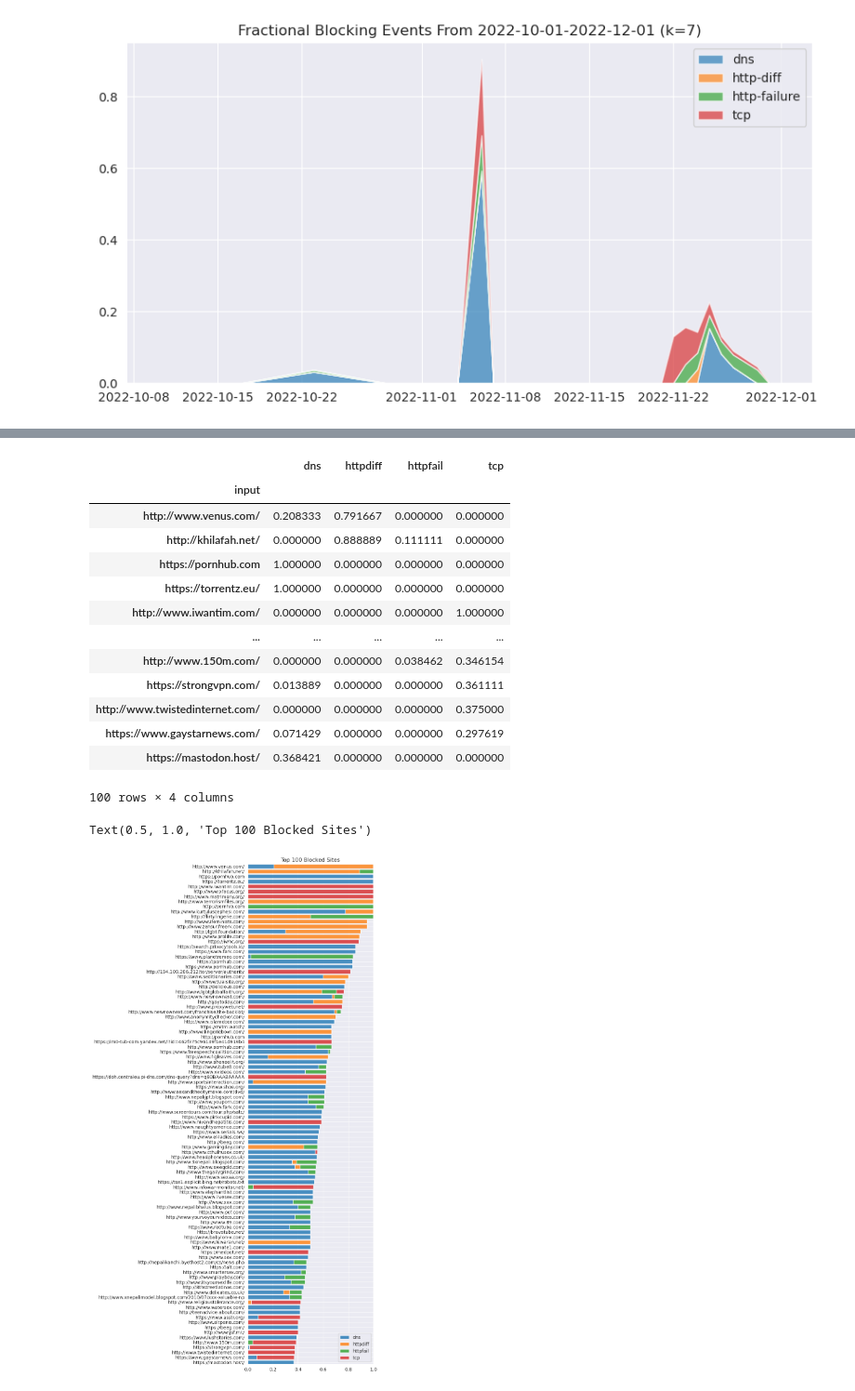
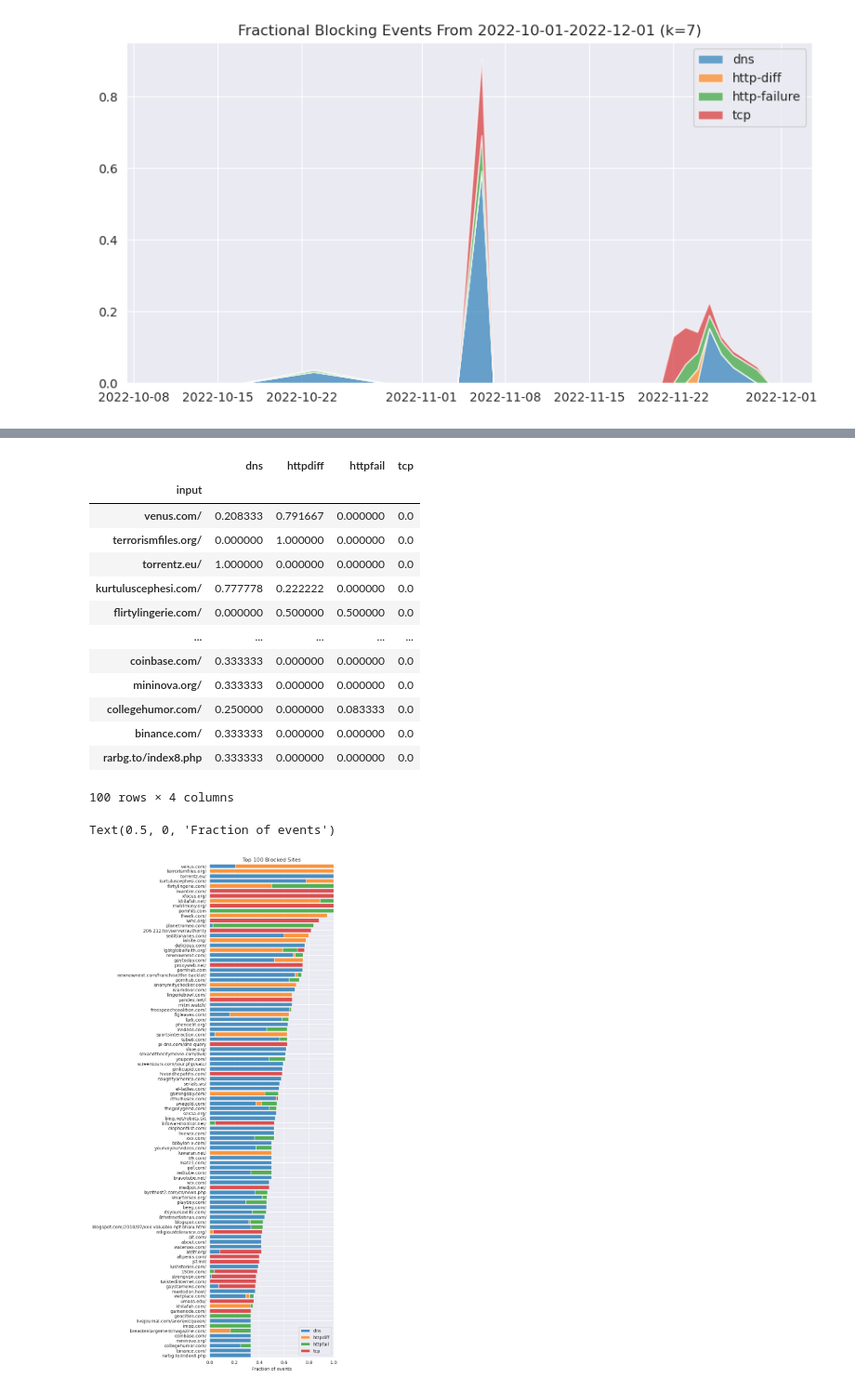
Before and after one commit to mdushkoff/OONI_DataAnalysis, a Jupyter notebook: src/analysis001.ipynb, the cells around one changed output, grey strips where cells are left out. Shown at 93% size. Drawn from its saved outputs; the diff is of its cells as text; code cells hidden in the pictures.

```diff
--- a/src/analysis001.ipynb
+++ b/src/analysis001.ipynb
@@ -35,6 +36,15 @@ web_connectivity
 | 2022-12-31 | AS23752 | NaN | NaN | True | AS23752 | True | ... |
 | 2022-12-31 | AS23752 | NaN | NaN | True | AS23752 | True | ... |
 69444 rows × 17 columns
+# %%
+# Standardize URLs
+def url_standardize(url):
+    p = urlparse(url)
+    b = p.netloc.split('.')
+    c = '.'.join(b[len(b)-2:])  # Remove any www
+    return c+p.path
+
+web_connectivity['input'] = web_connectivity['input'].map(url_standardize)
 # %%
 # Filter data into specific blocking methods
 dns_events = web_connectivity[web_connectivity['blocking'] == 'dns']
@@ -186,17 +196,17 @@ top_n
 # %% [output]
 |  | dns | httpdiff | httpfail | tcp |
 | input |  |  |  |  |
-| http://www.venus.com/ | 0.208333 | 0.791667 | 0.000000 | 0.000000 |
-| http://khilafah.net/ | 0.000000 | 0.888889 | 0.111111 | 0.000000 |
-| https://pornhub.com | 1.000000 | 0.000000 | 0.000000 | 0.000000 |
-| https://torrentz.eu/ | 1.000000 | 0.000000 | 0.000000 | 0.000000 |
-| http://www.iwantim.com/ | 0.000000 | 0.000000 | 0.000000 | 1.000000 |
+| venus.com/ | 0.208333 | 0.791667 | 0.000000 | 0.0 |
+| terrorismfiles.org/ | 0.000000 | 1.000000 | 0.000000 | 0.0 |
+| torrentz.eu/ | 1.000000 | 0.000000 | 0.000000 | 0.0 |
+| kurtuluscephesi.com/ | 0.777778 | 0.222222 | 0.000000 | 0.0 |
+| flirtylingerie.com/ | 0.000000 | 0.500000 | 0.500000 | 0.0 |
 | ... | ... | ... | ... | ... |
-| http://www.150m.com/ | 0.000000 | 0.000000 | 0.038462 | 0.346154 |
-| https://strongvpn.com/ | 0.013889 | 0.000000 | 0.000000 | 0.361111 |
-| http://www.twistedinternet.com/ | 0.000000 | 0.000000 | 0.000000 | 0.375000 |
-| https://www.gaystarnews.com/ | 0.071429 | 0.000000 | 0.000000 | 0.297619 |
-| https://mastodon.host/ | 0.368421 | 0.000000 | 0.000000 | 0.000000 |
+| coinbase.com/ | 0.333333 | 0.000000 | 0.000000 | 0.0 |
+| mininova.org/ | 0.333333 | 0.000000 | 0.000000 | 0.0 |
+| collegehumor.com/ | 0.250000 | 0.000000 | 0.083333 | 0.0 |
+| binance.com/ | 0.333333 | 0.000000 | 0.000000 | 0.0 |
+| rarbg.to/index8.php | 0.333333 | 0.000000 | 0.000000 | 0.0 |
 100 rows × 4 columns
 # %%
 # Calculate cumulative values
@@ -204,14 +214,15 @@ c_top_n = top_n.cumsum(axis=1)
 # %%
 # Plot
 plt.rcParams['figure.figsize'] = [5, 20]
 plt.barh(top_n.index[::-1].str.slice(0,60), top_n['dns'].iloc[::-1], label='dns', alpha=0.8)
 plt.barh(top_n.index[::-1].str.slice(0,60), top_n['httpdiff'].iloc[::-1], left=c_top_n.iloc[::-1,0], label='httpdiff', alpha=0.8)
 plt.barh(top_n.index[::-1].str.slice(0,60), top_n['httpfail'].iloc[::-1], left=c_top_n.iloc[::-1,1], label='httpfail', alpha=0.8)
 plt.barh(top_n.index[::-1].str.slice(0,60), top_n['tcp'].iloc[::-1], left=c_top_n.iloc[::-1,2], label='tcp', alpha=0.8)
 plt.margins(y=0)
 plt.legend()
 plt.grid()
 plt.title(f'Top {nn} Blocked Sites')
+plt.xlabel('Fraction of events')
 # %% [output]
-Text(0.5, 1.0, 'Top 100 Blocked Sites')
+Text(0.5, 0, 'Fraction of events')
-[figure, old version]
+[figure, new version]
```
Also changed, not shown: parts of 5 cells of this notebook, 2 other files.
